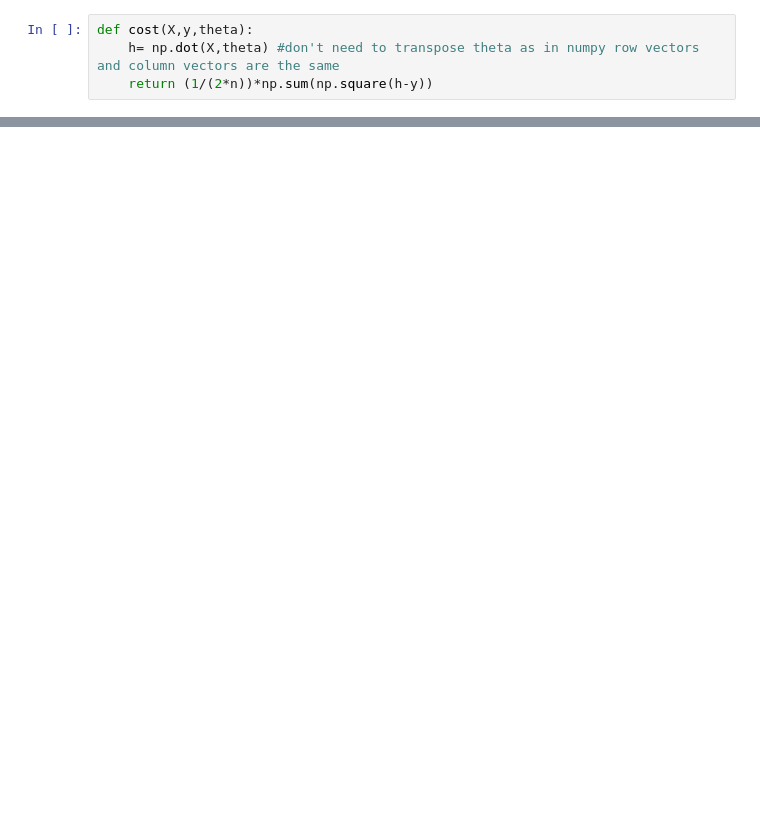
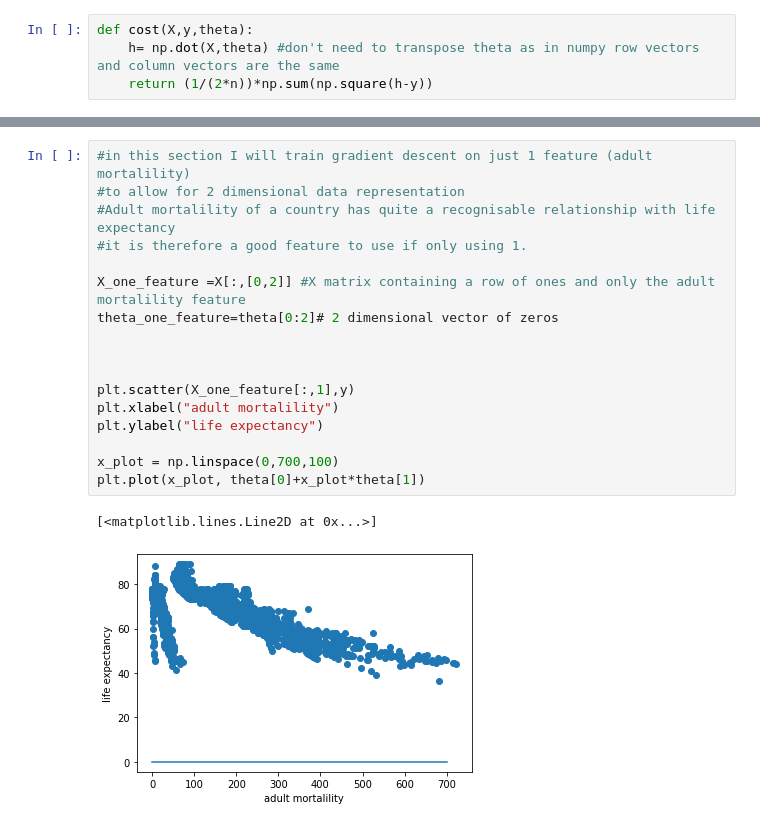
Before and after one commit to ThishenP/ACML-Assignment-1, a Jupyter notebook: Assigment_1_1839434.ipynb, the cells around one changed output, grey strips where cells are left out. Cells and saved outputs as stored; diff of their text form; blank space fills up the shorter version.

Commit message:
gradient descent

```diff
--- a/Assigment_1_1839434.ipynb
+++ b/Assigment_1_1839434.ipynb
@@ -111,0 +91,20 @@ gradient_descent(X,y,theta,0.01,0.01)
+# %%
+#in this section I will train gradient descent on just 1 feature (adult mortalility)
+#to allow for 2 dimensional data representation
+#Adult mortalility of a country has quite a recognisable relationship with life expectancy
+#it is therefore a good feature to use if only using 1.
+
+X_one_feature =X[:,[0,2]] #X matrix containing a row of ones and only the adult mortalility feature
+theta_one_feature=theta[0:2]# 2 dimensional vector of zeros
+
+
+
+plt.scatter(X_one_feature[:,1],y)
+plt.xlabel("adult mortalility")
+plt.ylabel("life expectancy")
+
+x_plot = np.linspace(0,700,100)
+plt.plot(x_plot, theta[0]+x_plot*theta[1])
+# %% [output]
+[<matplotlib.lines.Line2D at 0x...>]
+[figure, added]
```
Also changed, not shown: parts of 10 cells of this notebook.
